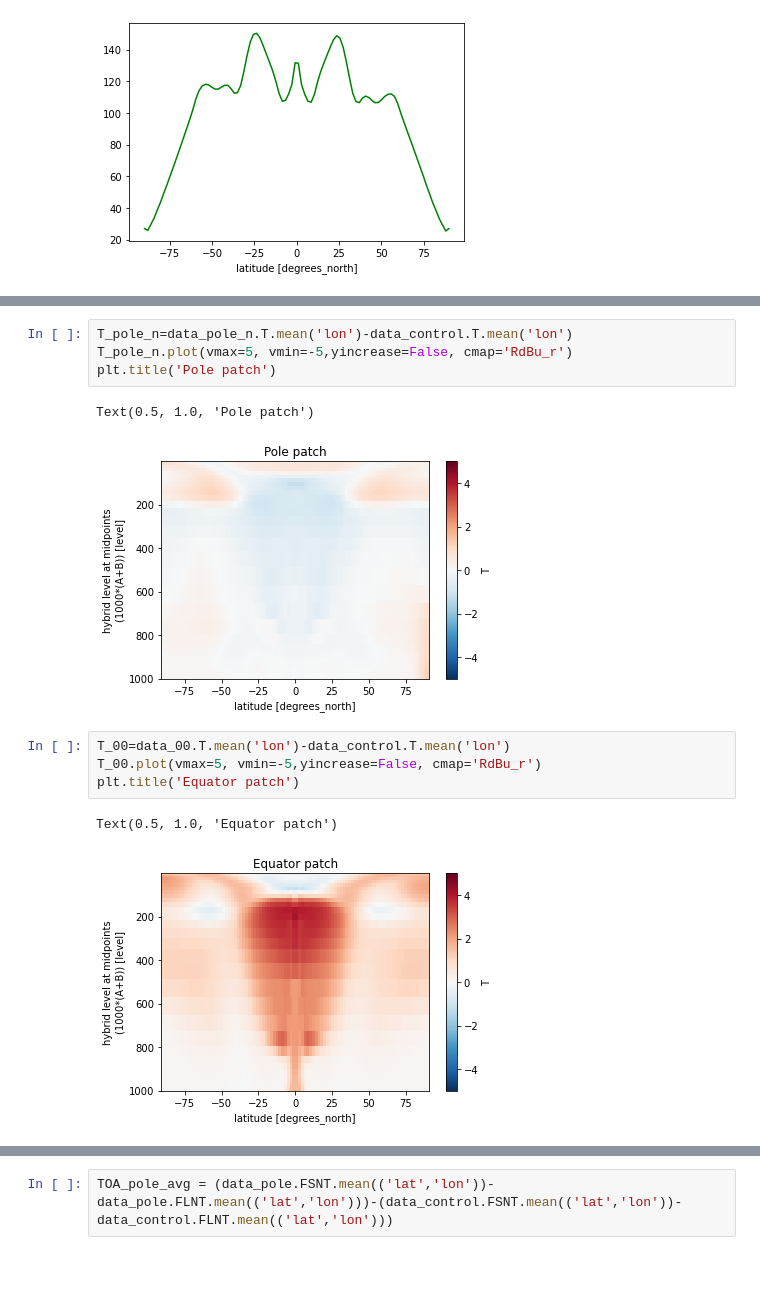
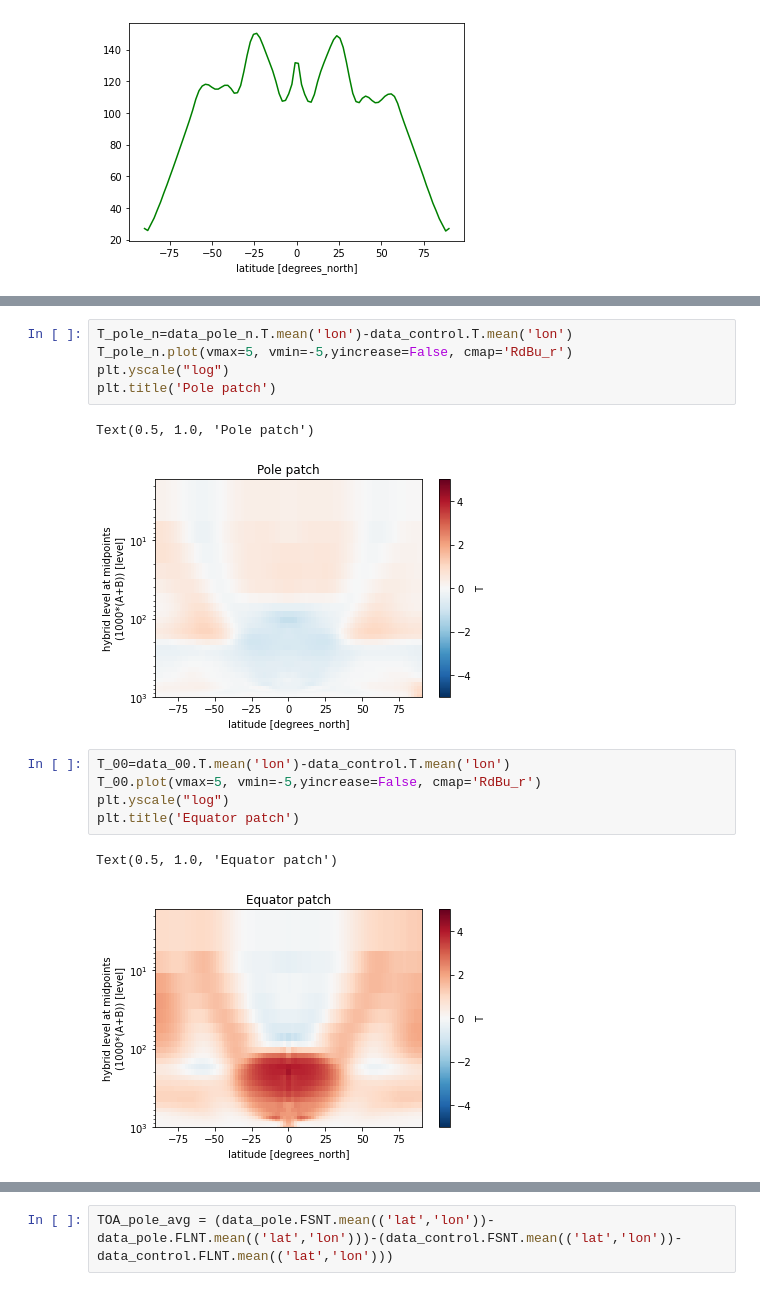
Before and after one commit to mailesasaki/cdds_sst_perturbations, a Jupyter notebook: Project_1_northpole.ipynb, the cells around one changed output, grey strips where cells are left out. Drawn from its saved outputs; the diff is of its cells as text.

```diff
--- a/Project_1_northpole.ipynb
+++ b/Project_1_northpole.ipynb
@@ -312,17 +465,19 @@ Text(0.5, 1.0, '75 deg Patch')
 # %%
 T_pole_n=data_pole_n.T.mean('lon')-data_control.T.mean('lon')
 T_pole_n.plot(vmax=5, vmin=-5,yincrease=False, cmap='RdBu_r')
+plt.yscale("log")
 plt.title('Pole patch')
 # %% [output]
 Text(0.5, 1.0, 'Pole patch')
-[figure, old version]
+[figure, new version]
 # %%
 T_00=data_00.T.mean('lon')-data_control.T.mean('lon')
 T_00.plot(vmax=5, vmin=-5,yincrease=False, cmap='RdBu_r')
+plt.yscale("log")
 plt.title('Equator patch')
 # %% [output]
 Text(0.5, 1.0, 'Equator patch')
-[figure, old version]
+[figure, new version]
 # %%
 T_15_n=data_15_n.T.mean('lon')-data_control.T.mean('lon')
 T_15_n.plot(vmax=5, vmin=-5,yincrease=False, cmap='RdBu_r')
```
Also changed, not shown: parts of 15 cells of this notebook.
